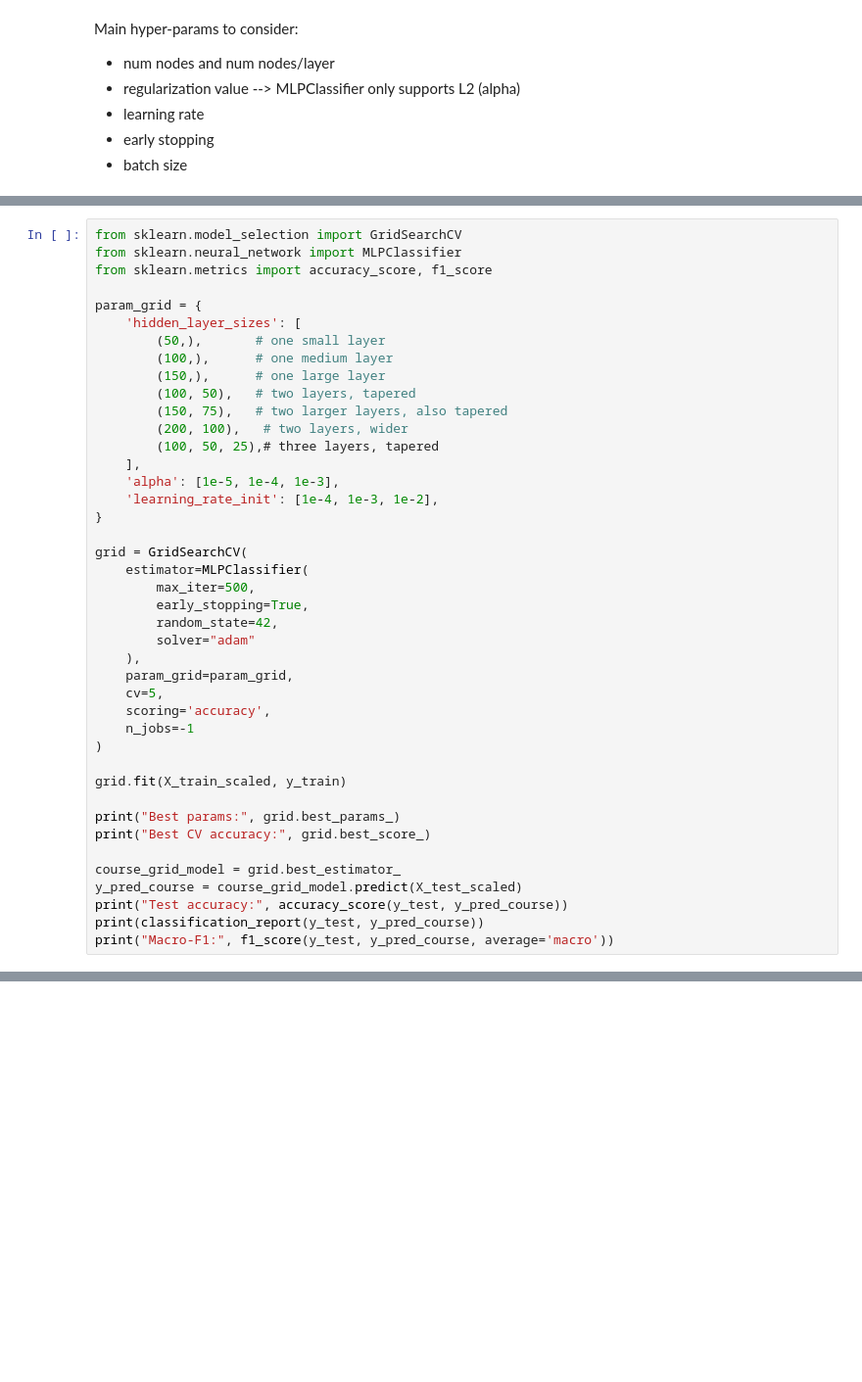
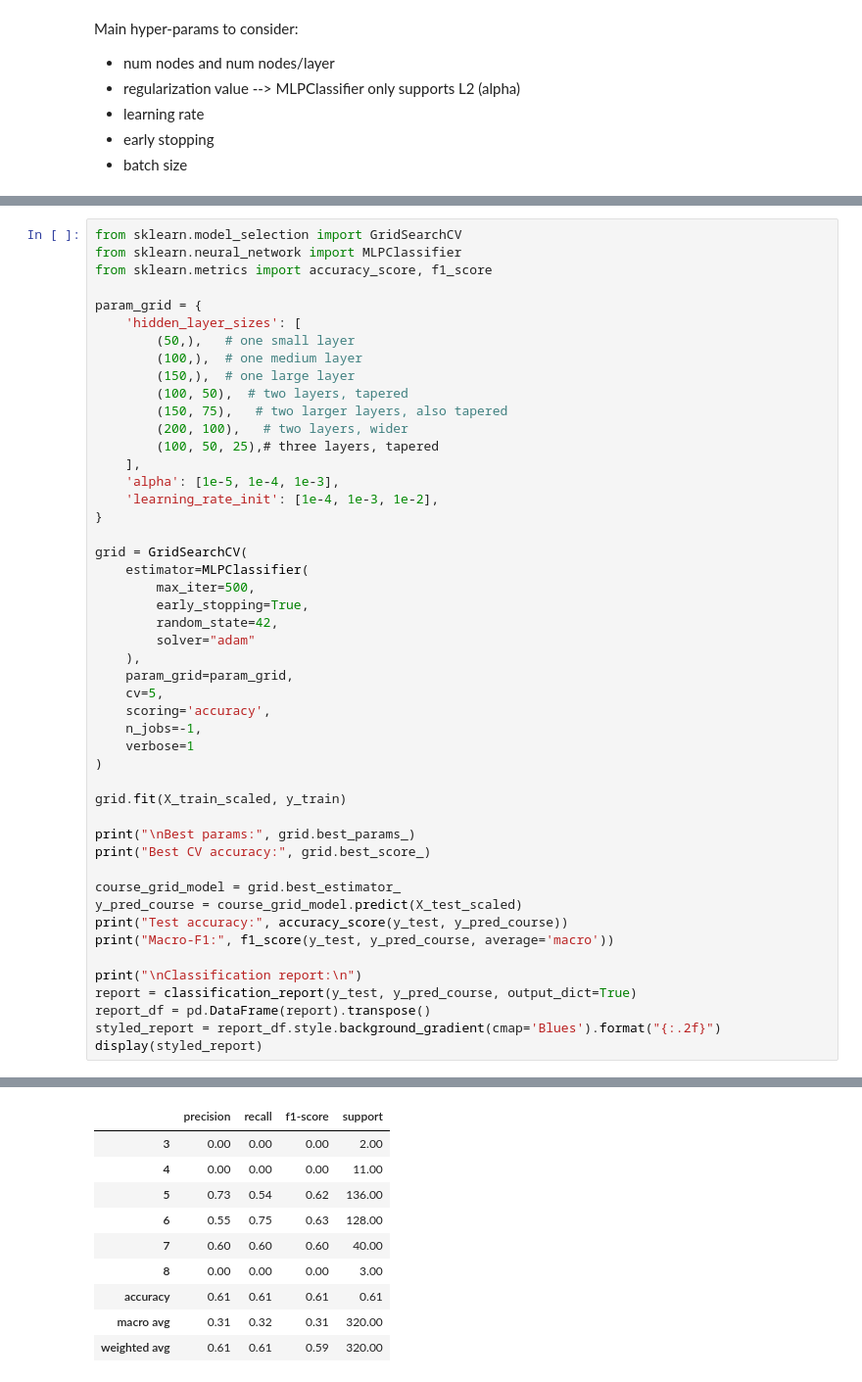
Before and after one commit to Liamoiknine/ML-wine-classifier, a Jupyter notebook: ANN.ipynb, the cells around one changed output, grey strips where cells are left out. Shown at 98% size. Drawn from its saved outputs; the diff is of its cells as text; blank space fills up the shorter version.

```diff
--- a/ANN.ipynb
+++ b/ANN.ipynb
@@ -157,10 +160,10 @@ from sklearn.metrics import accuracy_score, f1_score
 
 param_grid = {
     'hidden_layer_sizes': [
-        (50,),       # one small layer
-        (100,),      # one medium layer
-        (150,),      # one large layer
-        (100, 50),   # two layers, tapered
+        (50,),   # one small layer
+        (100,),  # one medium layer
+        (150,),  # one large layer
+        (100, 50),  # two layers, tapered
         (150, 75),   # two larger layers, also tapered
         (200, 100),   # two layers, wider
         (100, 50, 25),# three layers, tapered
@@ -179,17 +182,23 @@ grid = GridSearchCV(
     param_grid=param_grid,
     cv=5,
     scoring='accuracy',
-    n_jobs=-1
+    n_jobs=-1,
+    verbose=1
 )
 
 grid.fit(X_train_scaled, y_train)
 
-print("Best params:", grid.best_params_)
+print("\nBest params:", grid.best_params_)
 print("Best CV accuracy:", grid.best_score_)
 
 course_grid_model = grid.best_estimator_
 y_pred_course = course_grid_model.predict(X_test_scaled)
 print("Test accuracy:", accuracy_score(y_test, y_pred_course))
-print(classification_report(y_test, y_pred_course))
 print("Macro-F1:", f1_score(y_test, y_pred_course, average='macro'))
+
+print("\nClassification report:\n")
+report = classification_report(y_test, y_pred_course, output_dict=True)
+report_df = pd.DataFrame(report).transpose()
+styled_report = report_df.style.background_gradient(cmap='Blues').format("{:.2f}")
+display(styled_report)
 # %% [output]
@@ -213 +213,11 @@ Macro-F1: 0.30968932336271604
+|  | precision | recall | f1-score | support |
+| 3 | 0.00 | 0.00 | 0.00 | 2.00 |
+| 4 | 0.00 | 0.00 | 0.00 | 11.00 |
+| 5 | 0.73 | 0.54 | 0.62 | 136.00 |
+| 6 | 0.55 | 0.75 | 0.63 | 128.00 |
+| 7 | 0.60 | 0.60 | 0.60 | 40.00 |
+| 8 | 0.00 | 0.00 | 0.00 | 3.00 |
+| accuracy | 0.61 | 0.61 | 0.61 | 0.61 |
+| macro avg | 0.31 | 0.32 | 0.31 | 320.00 |
+| weighted avg | 0.61 | 0.61 | 0.59 | 320.00 |
 # %% [markdown]
```
Also changed, not shown: parts of 21 cells of this notebook, 5 other files.
